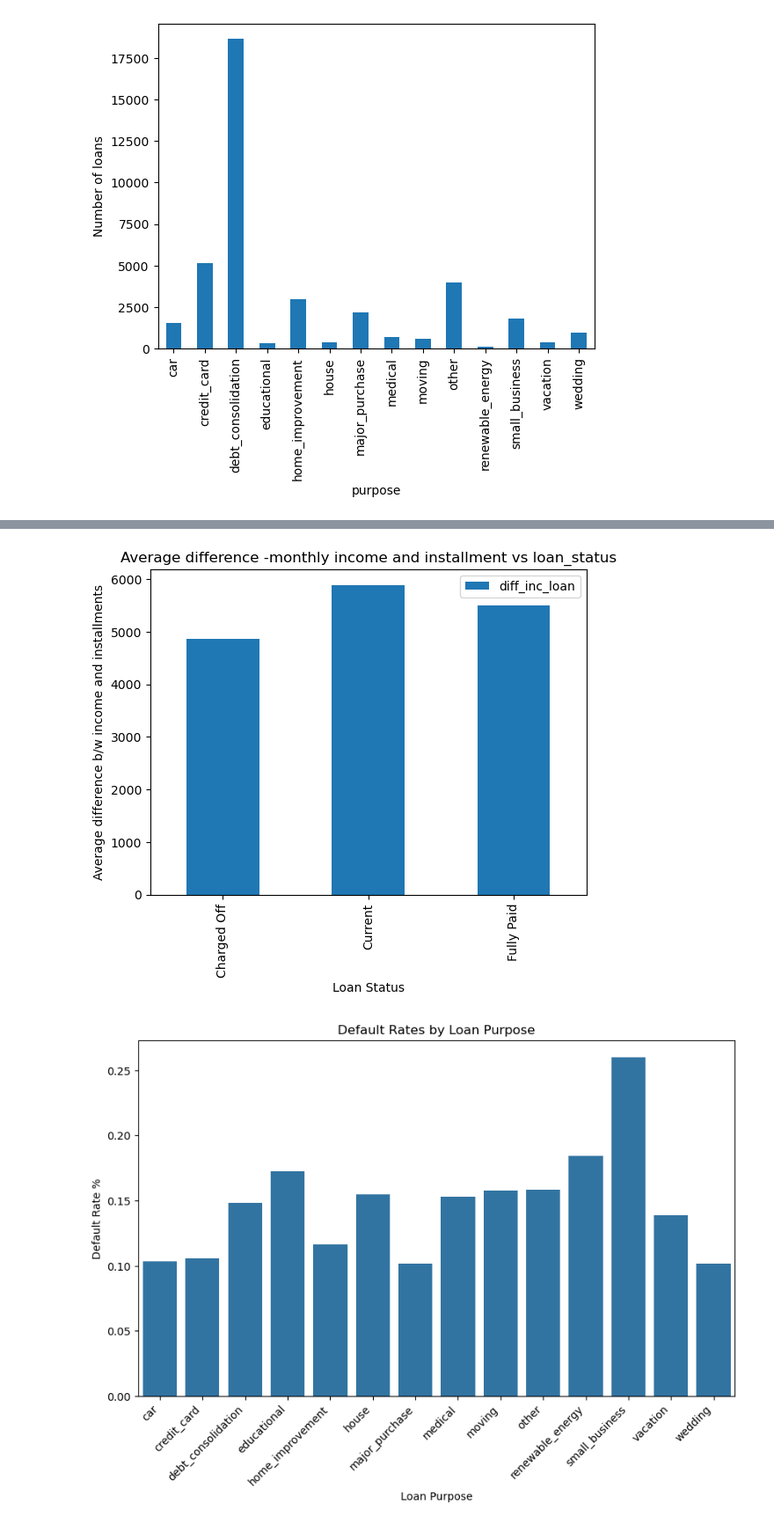
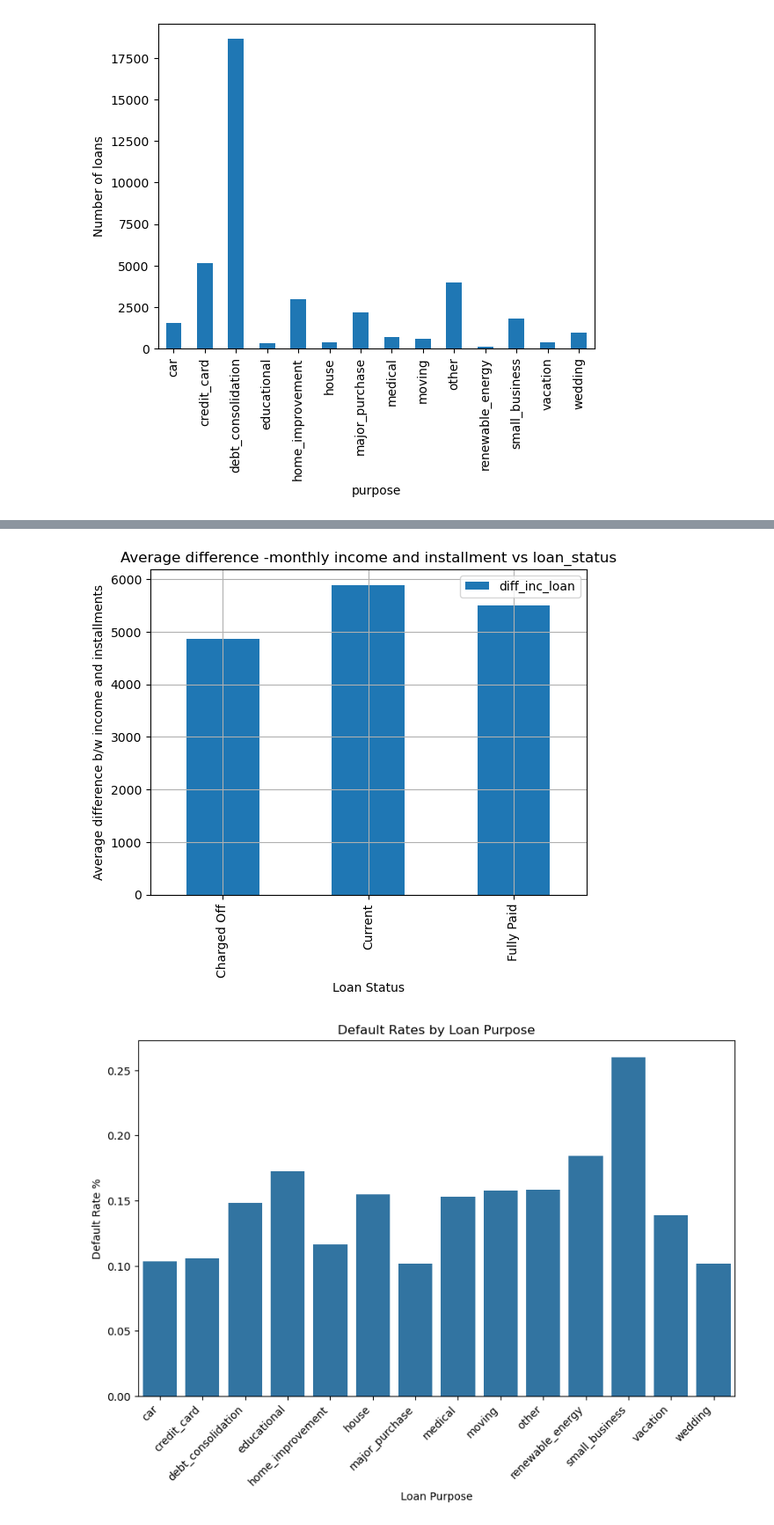
Before and after one commit to maheshh22/LendingClub, a Jupyter notebook: Lending_club.ipynb, the cells around one changed output, grey strips where cells are left out. Shown at 88% size. Drawn from its saved outputs; the diff is of its cells as text; code cells hidden in the pictures.

```diff
--- a/Lending_club.ipynb
+++ b/Lending_club.ipynb
@@ -52,15 +52,15 @@ plt.show()
 # %%
 
 # Probability default based on monthly income vs monthly installments for loan
 df['diff_inc_loan']=(df['annual_inc']/12)-df['installment']
 pivot_instalmnt_status = df.pivot_table(values='diff_inc_loan', index='loan_status',  aggfunc='mean')
-pivot_instalmnt_status.plot(kind='bar')
+pivot_instalmnt_status.plot(kind='bar',grid=True)
 plt.title('Average difference -monthly income and installment vs loan_status')
 plt.ylabel('Average difference b/w income and installments')
 plt.xlabel('Loan Status')
 plt.show()
 # %% [output]
-[figure, old version]
+[figure, new version]
 # %%
 # purpose of loan vs defauls
 default_rates = df.groupby('purpose')['loan_status'].apply(lambda x: (x == 'Charged Off').mean()).reset_index(name='default_rate')
```
Also changed, not shown: parts of 2 cells of this notebook.
